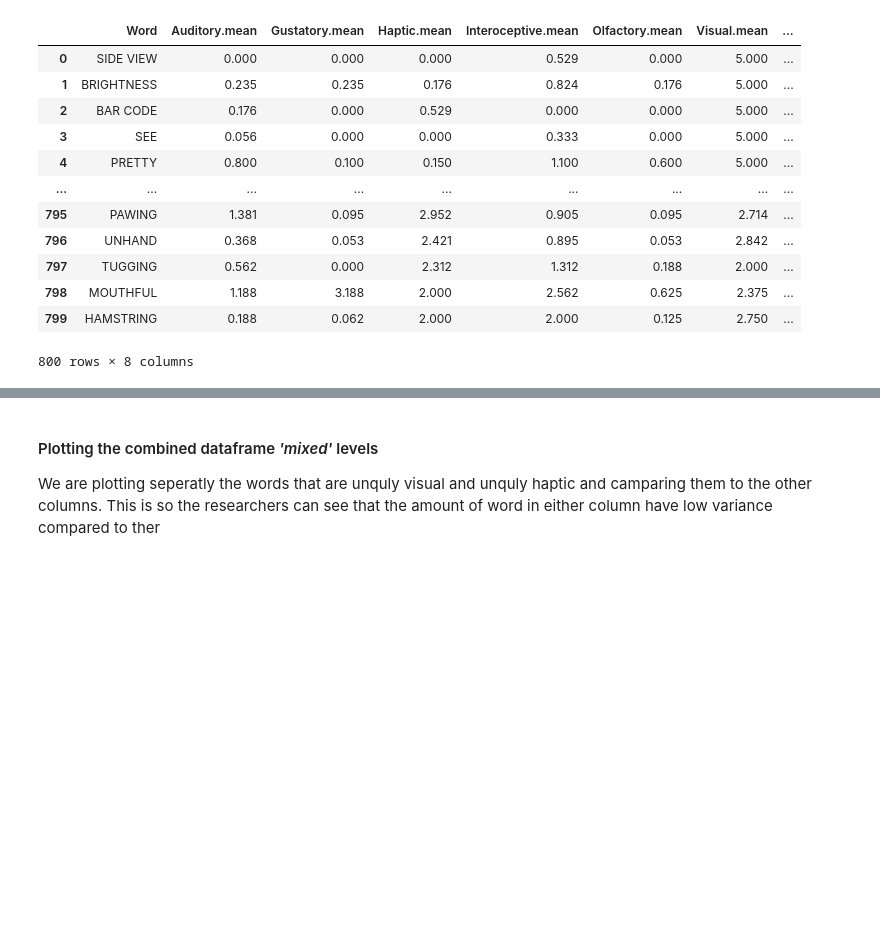
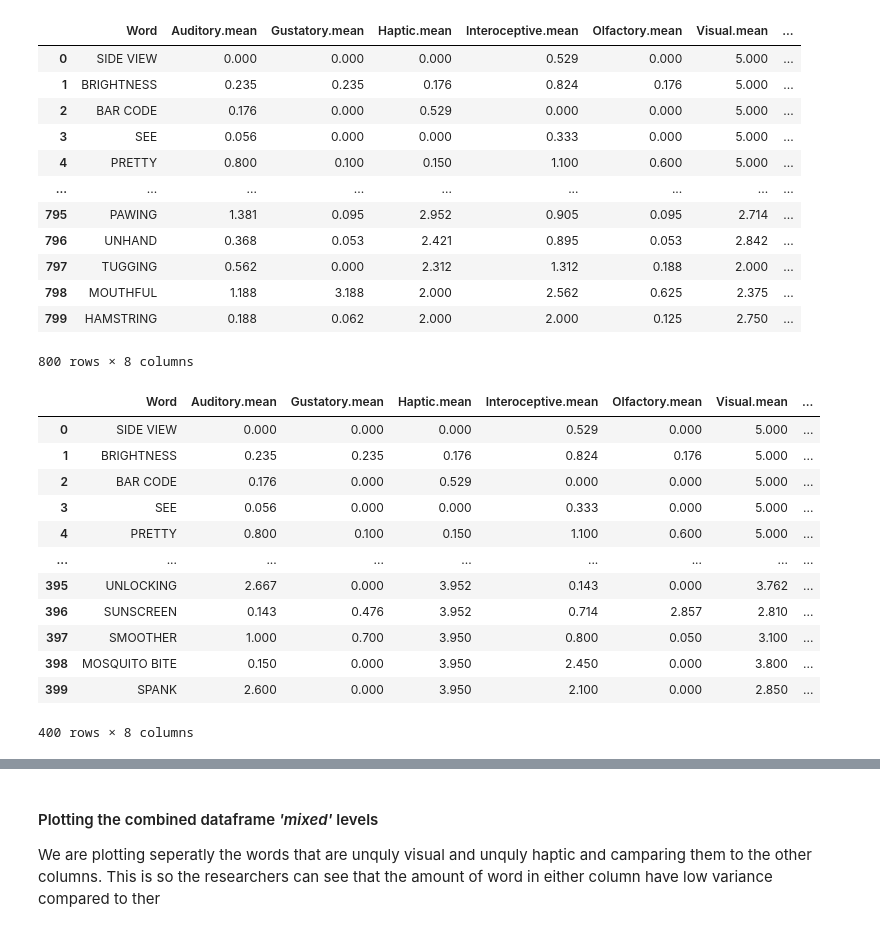
Before and after one commit to soniasola00/SpanLancasterNorm, a Jupyter notebook: Sonia3.ipynb, the cells around one changed output, grey strips where cells are left out. Cells and saved outputs as stored; diff of their text form; code cells hidden in the pictures; blank space fills up the shorter version.

```diff
--- a/Sonia3.ipynb
+++ b/Sonia3.ipynb
@@ -631,3 +637,20 @@ unique_df
 | 798 | MOUTHFUL | 1.188 | 3.188 | 2.000 | 2.562 | 0.625 | 2.375 | ... |
 | 799 | HAMSTRING | 0.188 | 0.062 | 2.000 | 2.000 | 0.125 | 2.750 | ... |
 800 rows × 8 columns
+# %%
+subset_1 = unique_df.iloc[:400]
+subset_1
+# %% [output]
+|  | Word | Auditory.mean | Gustatory.mean | Haptic.mean | Interoceptive.mean | Olfactory.mean | Visual.mean | ... |
+| 0 | SIDE VIEW | 0.000 | 0.000 | 0.000 | 0.529 | 0.000 | 5.000 | ... |
+| 1 | BRIGHTNESS | 0.235 | 0.235 | 0.176 | 0.824 | 0.176 | 5.000 | ... |
+| 2 | BAR CODE | 0.176 | 0.000 | 0.529 | 0.000 | 0.000 | 5.000 | ... |
+| 3 | SEE | 0.056 | 0.000 | 0.000 | 0.333 | 0.000 | 5.000 | ... |
+| 4 | PRETTY | 0.800 | 0.100 | 0.150 | 1.100 | 0.600 | 5.000 | ... |
+| ... | ... | ... | ... | ... | ... | ... | ... | ... |
+| 395 | UNLOCKING | 2.667 | 0.000 | 3.952 | 0.143 | 0.000 | 3.762 | ... |
+| 396 | SUNSCREEN | 0.143 | 0.476 | 3.952 | 0.714 | 2.857 | 2.810 | ... |
+| 397 | SMOOTHER | 1.000 | 0.700 | 3.950 | 0.800 | 0.050 | 3.100 | ... |
+| 398 | MOSQUITO BITE | 0.150 | 0.000 | 3.950 | 2.450 | 0.000 | 3.800 | ... |
+| 399 | SPANK | 2.600 | 0.000 | 3.950 | 2.100 | 0.000 | 2.850 | ... |
+400 rows × 8 columns
```
Also changed, not shown: parts of 10 cells of this notebook.
